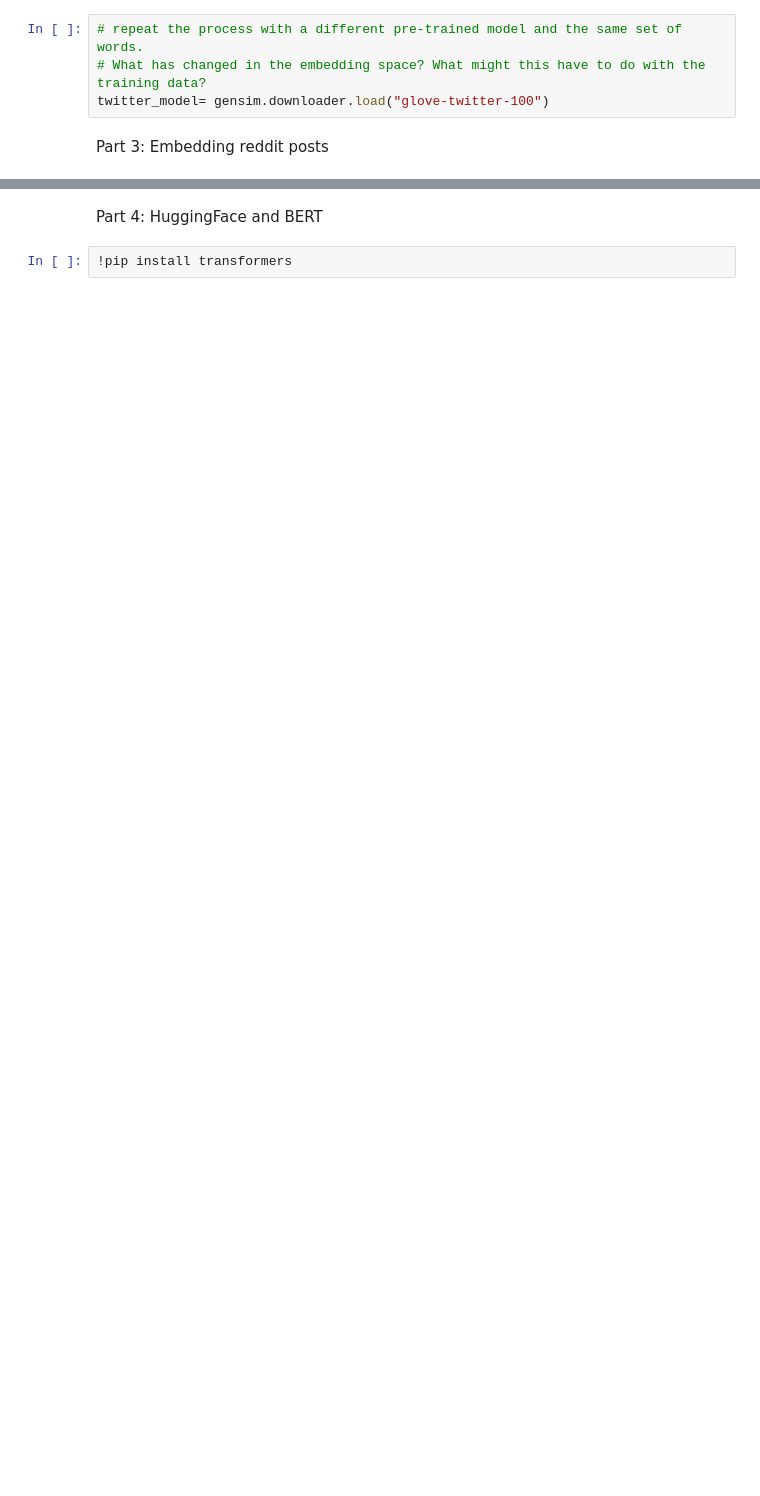
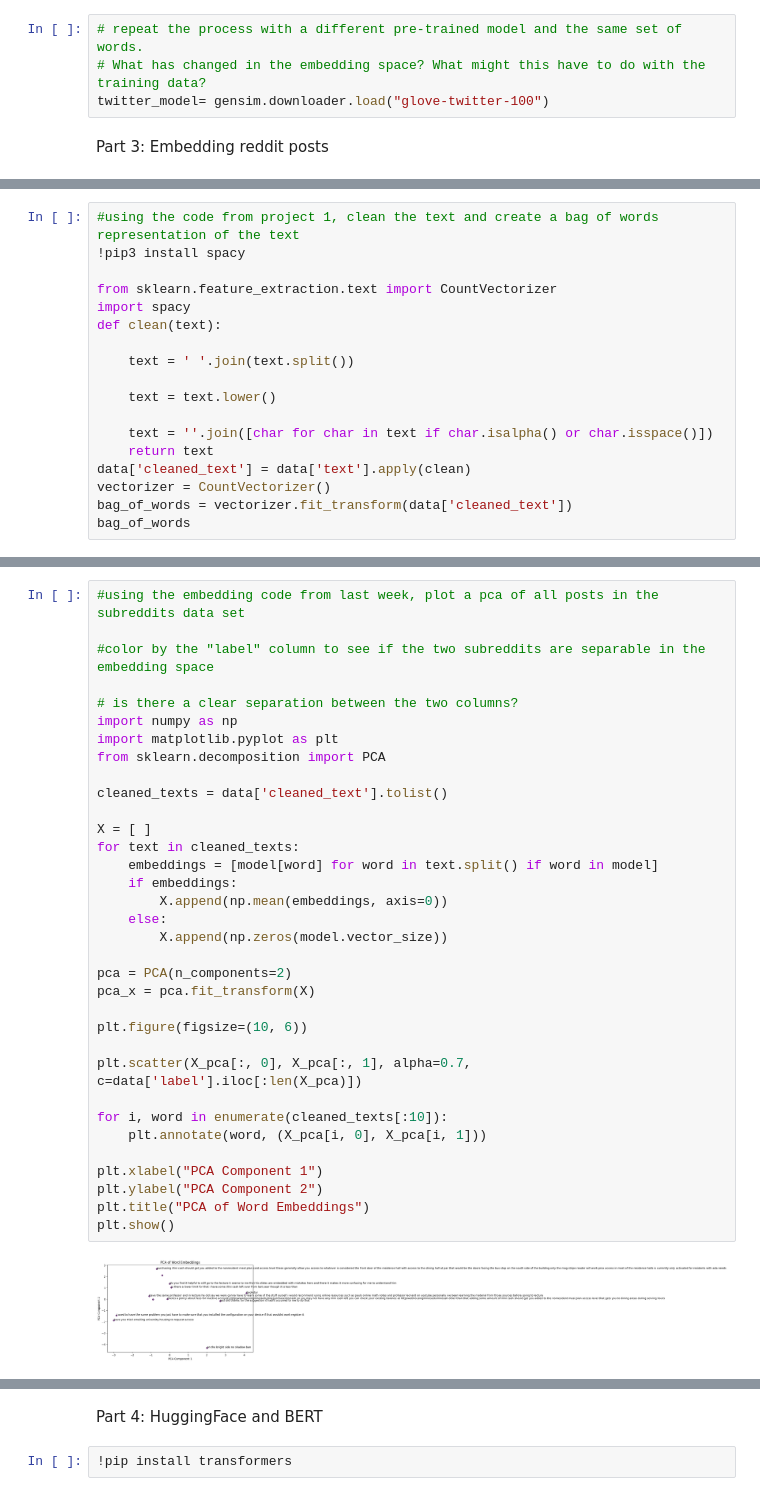
Before and after one commit to On0ne/project3-embeddings, a Jupyter notebook: project-3.ipynb, the cells around one changed output, grey strips where cells are left out. Drawn from its saved outputs; the diff is of its cells as text; blank space fills up the shorter version.

```diff
--- a/project-3.ipynb
+++ b/project-3.ipynb
@@ -147,0 +179,18 @@ data=pd.concat([uiuc,mich])
+# %%
+#using the code from project 1, clean the text and create a bag of words representation of the text
+!pip3 install spacy
+
+from sklearn.feature_extraction.text import CountVectorizer
+import spacy
+def clean(text):
+
+    text = ' '.join(text.split())
+
+    text = text.lower()
+
+    text = ''.join([char for char in text if char.isalpha() or char.isspace()])
+    return text
+data['cleaned_text'] = data['text'].apply(clean)
+vectorizer = CountVectorizer()
+bag_of_words = vectorizer.fit_transform(data['cleaned_text'])
+bag_of_words
@@ -148,3 +217,39 @@ data=pd.concat([uiuc,mich])
+# %%
+#using the embedding code from last week, plot a pca of all posts in the subreddits data set
+
+#color by the "label" column to see if the two subreddits are separable in the embedding space
+
+# is there a clear separation between the two columns?
+import numpy as np
+import matplotlib.pyplot as plt
+from sklearn.decomposition import PCA
+
+cleaned_texts = data['cleaned_text'].tolist()
+
+X = [ ]
+for text in cleaned_texts:
+    embeddings = [model[word] for word in text.split() if word in model]
+    if embeddings:
+        X.append(np.mean(embeddings, axis=0))
+    else:
+        X.append(np.zeros(model.vector_size))
+
+pca = PCA(n_components=2)
+pca_x = pca.fit_transform(X)
+
+plt.figure(figsize=(10, 6))
+
+plt.scatter(X_pca[:, 0], X_pca[:, 1], alpha=0.7, c=data['label'].iloc[:len(X_pca)])
+
+for i, word in enumerate(cleaned_texts[:10]):
+    plt.annotate(word, (X_pca[i, 0], X_pca[i, 1]))
+
+plt.xlabel("PCA Component 1")
+plt.ylabel("PCA Component 2")
+plt.title("PCA of Word Embeddings")
+plt.show()
+# %% [output]
+[figure, added]
 # %%
 #here is a function to calculate the average embedding of a cleaned document
 import numpy as np
```
Also changed, not shown: parts of 21 cells of this notebook.
